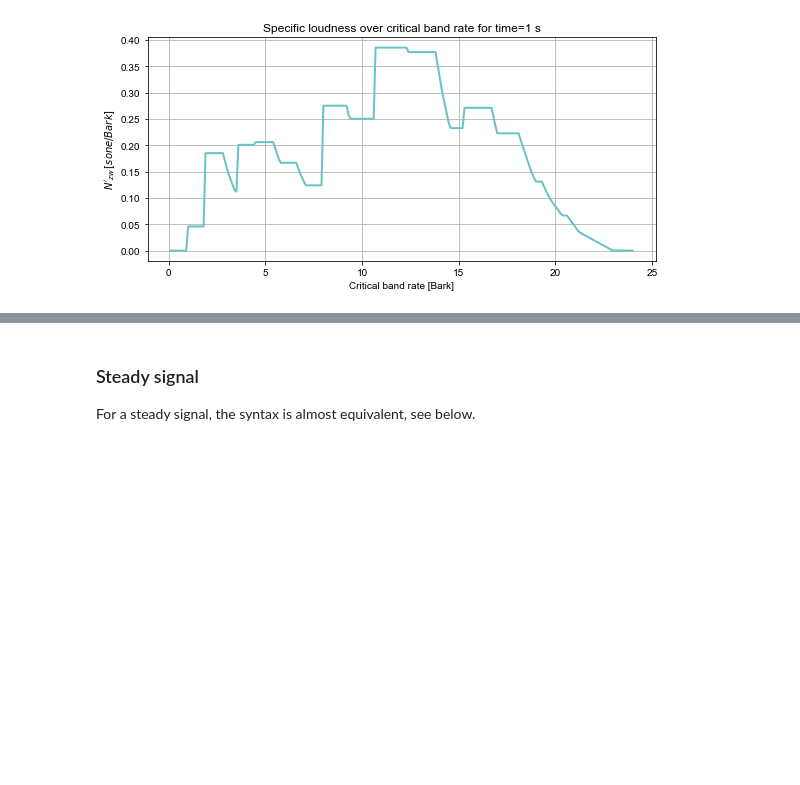
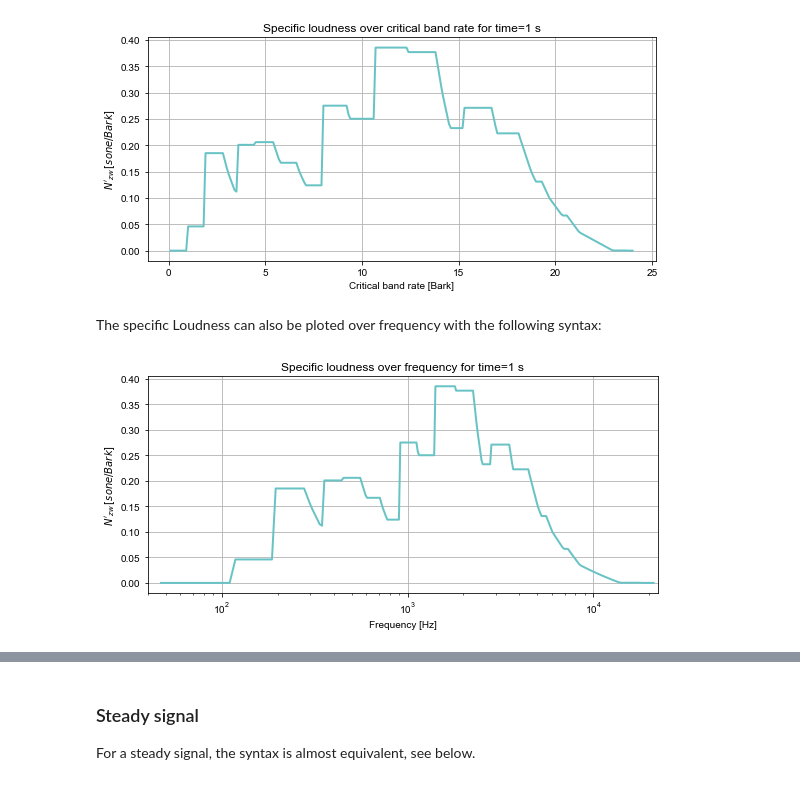
Before and after one commit to Eomys/MoSQITo, a Jupyter notebook: tutorials/tuto_loudness.ipynb, the cells around one changed output, grey strips where cells are left out. Drawn from its saved outputs; the diff is of its cells as text; code cells hidden in the pictures; blank space fills up the shorter version.

Commit message:
[DOC] Documentation of Loudness Bark to Hz axis conversion

```diff
--- a/tutorials/tuto_loudness.ipynb
+++ b/tutorials/tuto_loudness.ipynb
@@ -50,6 +50,19 @@ woodpecker.loudness_zwicker_specific.plot_2D_Data(
 )
 # %% [output]
 [figure]
+# %% [markdown]
+The specific Loudness can also be ploted over frequency with the following syntax:
+# %%
+woodpecker.loudness_zwicker_specific.plot_2D_Data(
+    "cr_band->Hz",
+    "time=1",
+    is_logscale_x=True,
+    x_min=40,
+    type_plot="curve",
+    color_list=COLORS,
+)
+# %% [output]
+[figure, added]
 # %%
 woodpecker.loudness_zwicker_specific.plot_2D_Data(
     "time",
```
Also changed, not shown: parts of 1 cell of this notebook.
